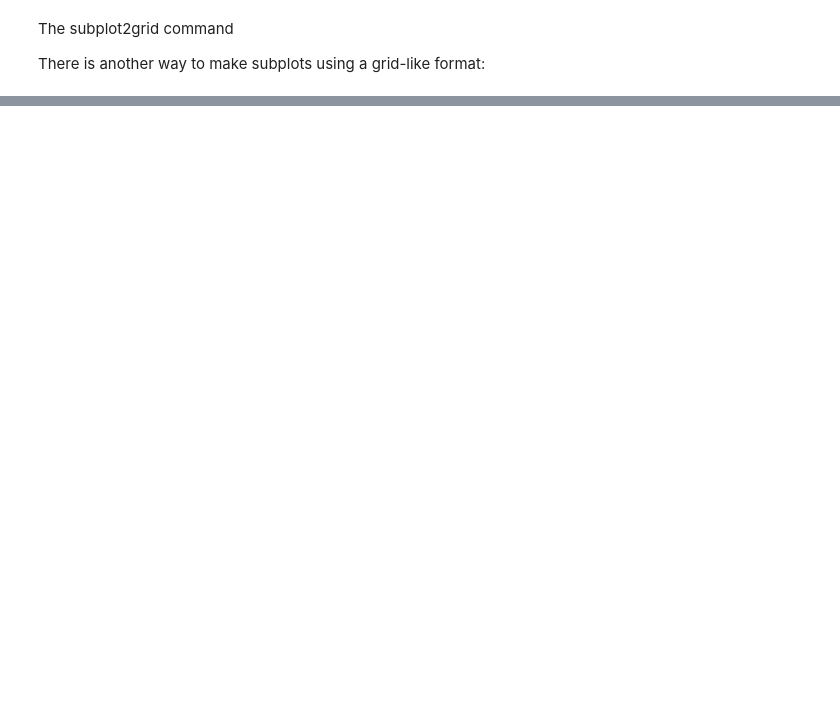
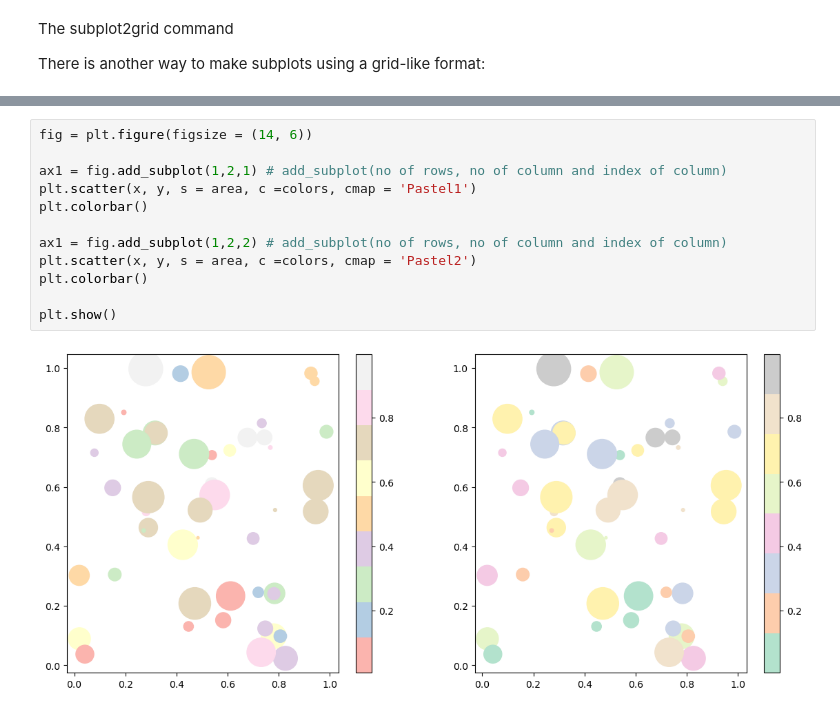
Before and after one commit to bipin00019/data-science-course-exercises, a Jupyter notebook: more_visualization.ipynb, the cells around one changed output, grey strips where cells are left out. Saved outputs shown, nothing was run; the diff lists cells and outputs as text; blank space fills up the shorter version.

```diff
--- a/more_visualization.ipynb
+++ b/more_visualization.ipynb
@@ -114,0 +130,14 @@ ax5 = plt.subplot2grid((3,3), (2,1))
+# %%
+fig = plt.figure(figsize = (14, 6))
+
+ax1 = fig.add_subplot(1,2,1) # add_subplot(no of rows, no of column and index of column)
+plt.scatter(x, y, s = area, c =colors, cmap = 'Pastel1')
+plt.colorbar()
+
+ax1 = fig.add_subplot(1,2,2) # add_subplot(no of rows, no of column and index of column)
+plt.scatter(x, y, s = area, c =colors, cmap = 'Pastel2')
+plt.colorbar()
+
+plt.show()
+# %% [output]
+[figure, added]
```
Also changed, not shown: parts of 18 cells of this notebook.
